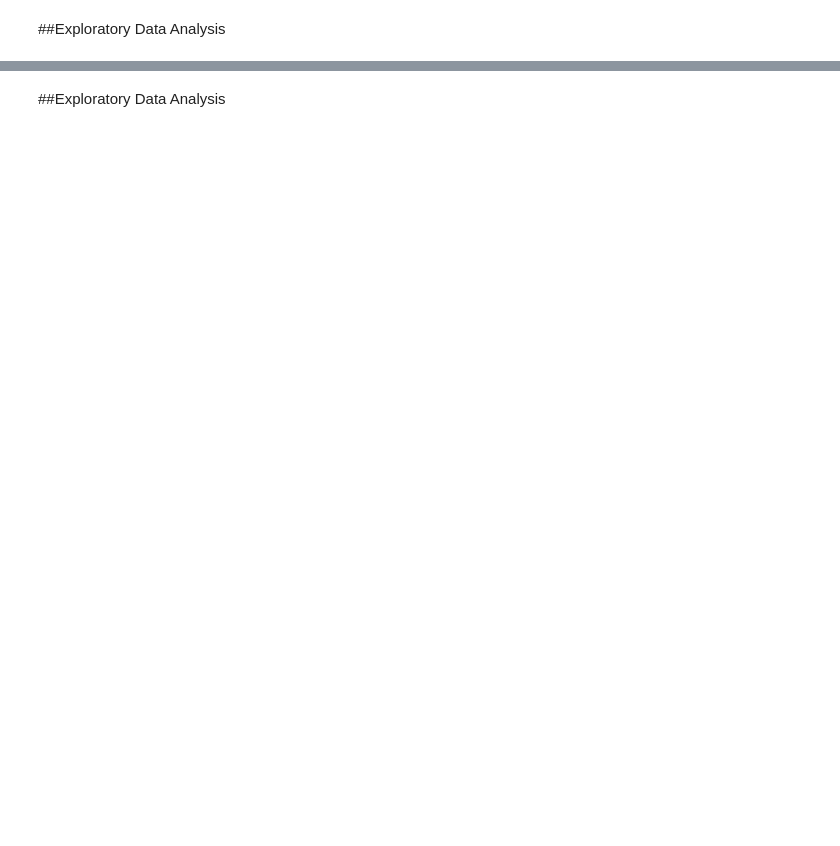
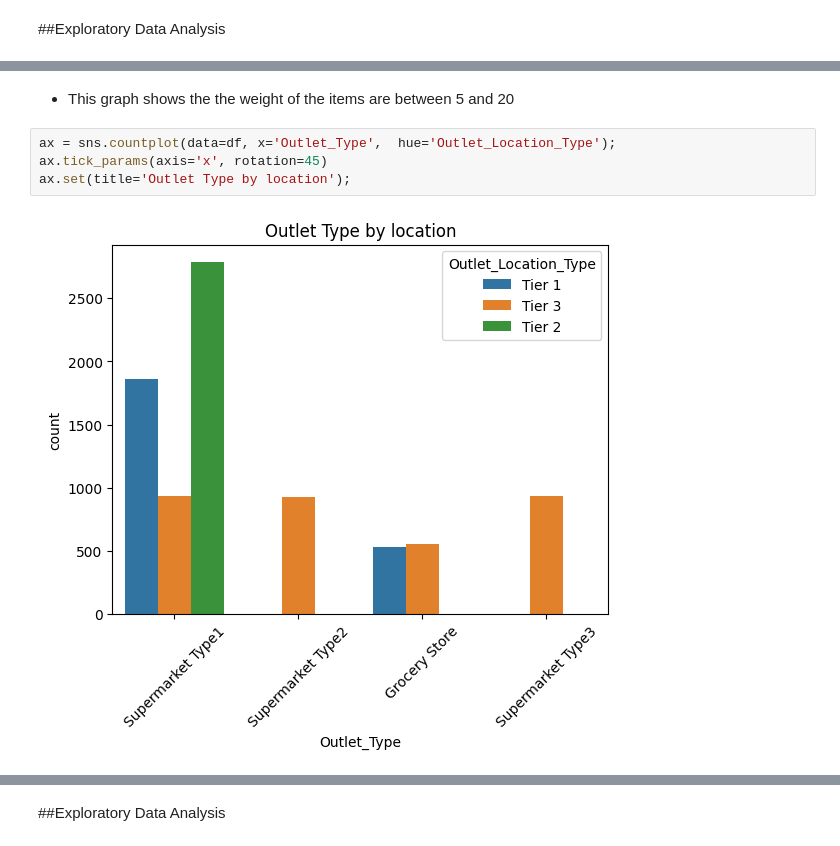
Before and after one commit to Jeze2/Prediction-of-product-sales, a Jupyter notebook: Prediction of Product Sales.ipynb, the cells around one changed output, grey strips where cells are left out. Drawn from its saved outputs; the diff is of its cells as text; blank space fills up the shorter version.

```diff
--- a/Prediction of Product Sales.ipynb
+++ b/Prediction of Product Sales.ipynb
@@ -153,0 +186,8 @@ df.describe()
+# %% [markdown]
+- This graph shows the the weight of the items are between 5 and 20
+# %%
+ax = sns.countplot(data=df, x='Outlet_Type',  hue='Outlet_Location_Type');
+ax.tick_params(axis='x', rotation=45)
+ax.set(title='Outlet Type by location');
+# %% [output]
+[figure, added]
```
Also changed, not shown: parts of 16 cells of this notebook.
